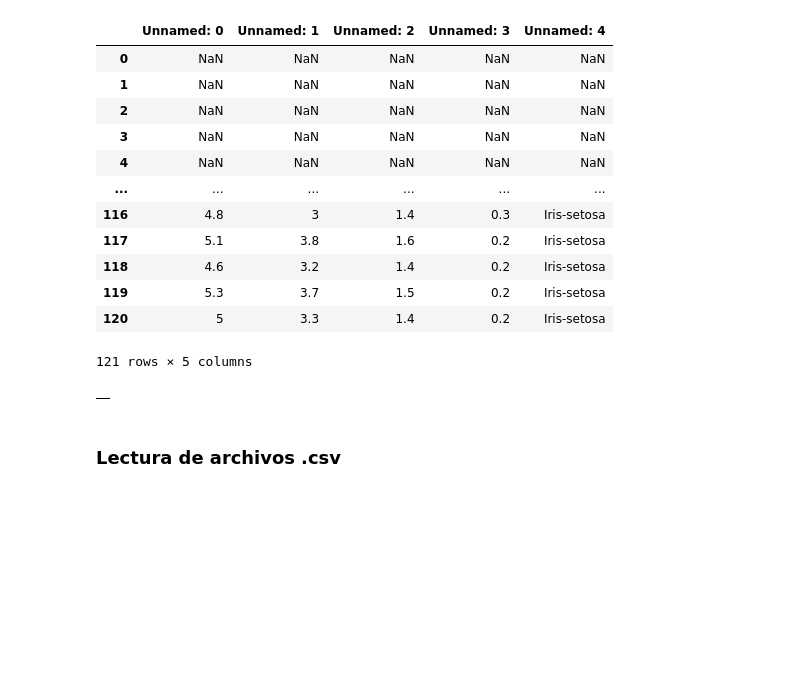
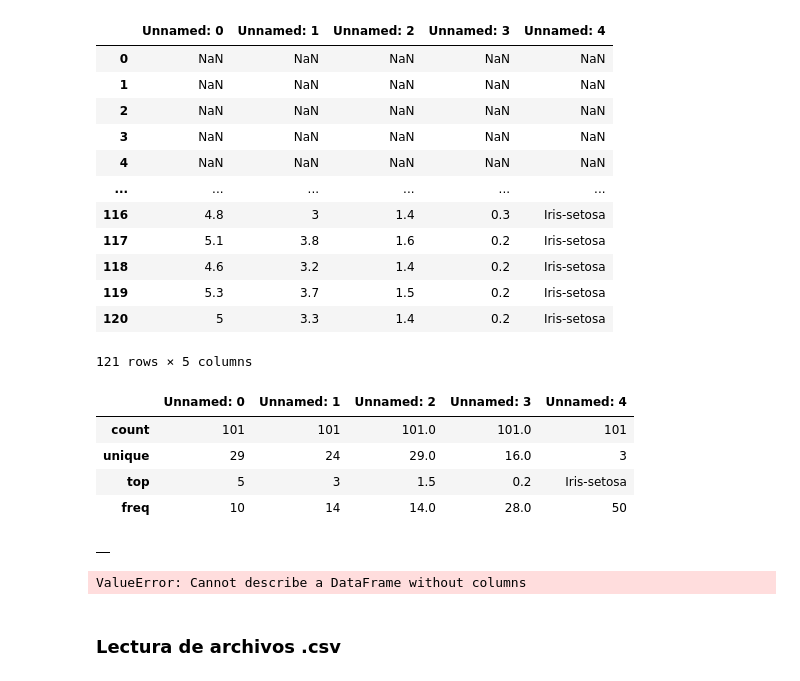
Before and after one commit to TamaraCucumides/DataScienceCourse, a Jupyter notebook: Unidad 3 - Procesamiento de datos/3.1 Pandas - introduccion y lectura de datos.ipynb, the cells around one changed output. Saved outputs shown, nothing was run; the diff lists cells and outputs as text; code cells hidden in the pictures; blank space fills up the shorter version.

Commit message:
Exploring data with pandas :panda:

```diff
--- a/Unidad 3 - Procesamiento de datos/3.1 Pandas - introduccion y lectura de datos.ipynb
+++ b/Unidad 3 - Procesamiento de datos/3.1 Pandas - introduccion y lectura de datos.ipynb
@@ -68,12 +107,24 @@ data_2
 | 119 | 5.3 | 3.7 | 1.5 | 0.2 | Iris-setosa |
 | 120 | 5 | 3.3 | 1.4 | 0.2 | Iris-setosa |
 121 rows × 5 columns
+# %%
+data_2.describe()
+# %% [output]
+|  | Unnamed: 0 | Unnamed: 1 | Unnamed: 2 | Unnamed: 3 | Unnamed: 4 |
+| count | 101 | 101 | 101.0 | 101.0 | 101 |
+| unique | 29 | 24 | 29.0 | 16.0 | 3 |
+| top | 5 | 3 | 1.5 | 0.2 | Iris-setosa |
+| freq | 10 | 14 | 14.0 | 28.0 | 50 |
 # %%
 data_3 = pd.read_excel("sample.xls", sheet_name="Hoja3")
 # %%
 data_3
 # %% [output]
 |  |
+# %%
+data_3.describe()
+# %% [output]
+ValueError: Cannot describe a DataFrame without columns
 # %% [markdown]
 ### Lectura de archivos .csv
 # %%
```
Also changed, not shown: parts of 14 cells of this notebook, 1 other file.
